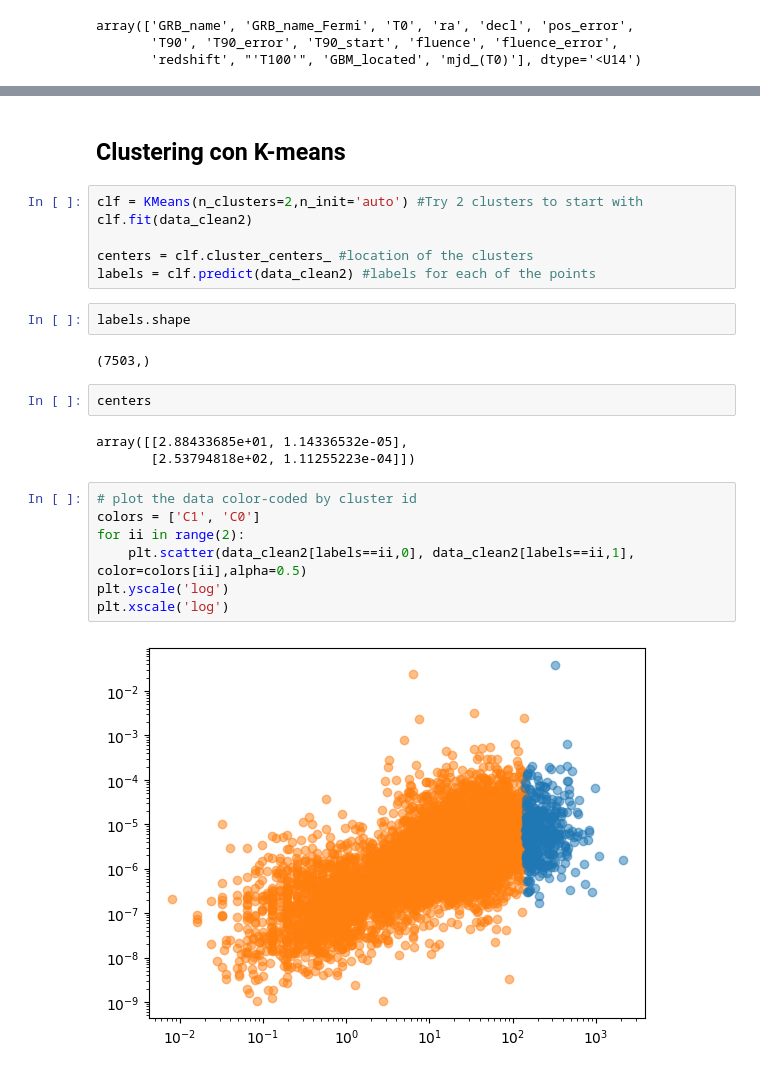
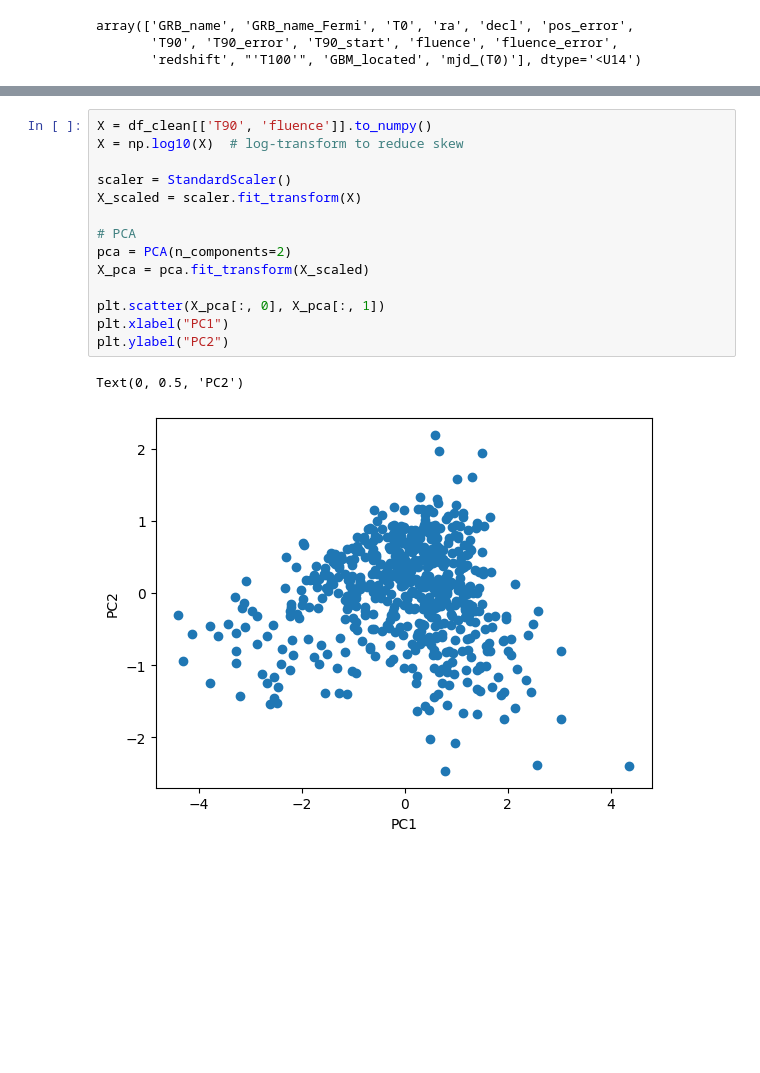
Before and after one commit to LorenzaImpicciche/astrostatistics_bicocca_2025, a Jupyter notebook: working/W14.ipynb, the cells around one changed output, grey strips where cells are left out. Saved outputs shown, nothing was run; the diff lists cells and outputs as text; blank space fills up the shorter version.

```diff
--- a/working/W14.ipynb
+++ b/working/W14.ipynb
@@ -109,26 +61,17 @@ array([[1.02400e+01, 2.50960e-06],
-# %% [markdown]
-## Clustering con K-means
-# %%
-clf = KMeans(n_clusters=2,n_init='auto') #Try 2 clusters to start with
-clf.fit(data_clean2)
-
-centers = clf.cluster_centers_ #location of the clusters
-labels = clf.predict(data_clean2) #labels for each of the points
-# %%
-labels.shape
-# %% [output]
-(7503,)
-# %%
-centers
-# %% [output]
-array([[2.88433685e+01, 1.14336532e-05],
-       [2.53794818e+02, 1.11255223e-04]])
-# %%
-# plot the data color-coded by cluster id
-colors = ['C1', 'C0']
-for ii in range(2):
-    plt.scatter(data_clean2[labels==ii,0], data_clean2[labels==ii,1], color=colors[ii],alpha=0.5)
-plt.yscale('log')
-plt.xscale('log')
-# %% [output]
-[figure, removed]
+# %%
+X = df_clean[['T90', 'fluence']].to_numpy()
+X = np.log10(X)  # log-transform to reduce skew
+
+scaler = StandardScaler()
+X_scaled = scaler.fit_transform(X)
+
+# PCA
+pca = PCA(n_components=2)
+X_pca = pca.fit_transform(X_scaled)
+
+plt.scatter(X_pca[:, 0], X_pca[:, 1])
+plt.xlabel("PC1")
+plt.ylabel("PC2")
+# %% [output]
+Text(0, 0.5, 'PC2')
+[figure, added]
```
Also changed, not shown: parts of 20 cells of this notebook.
